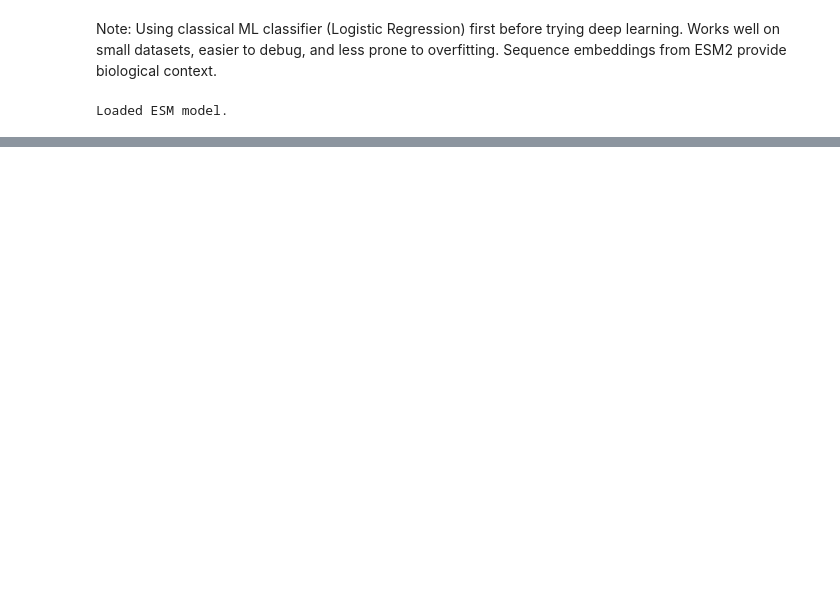
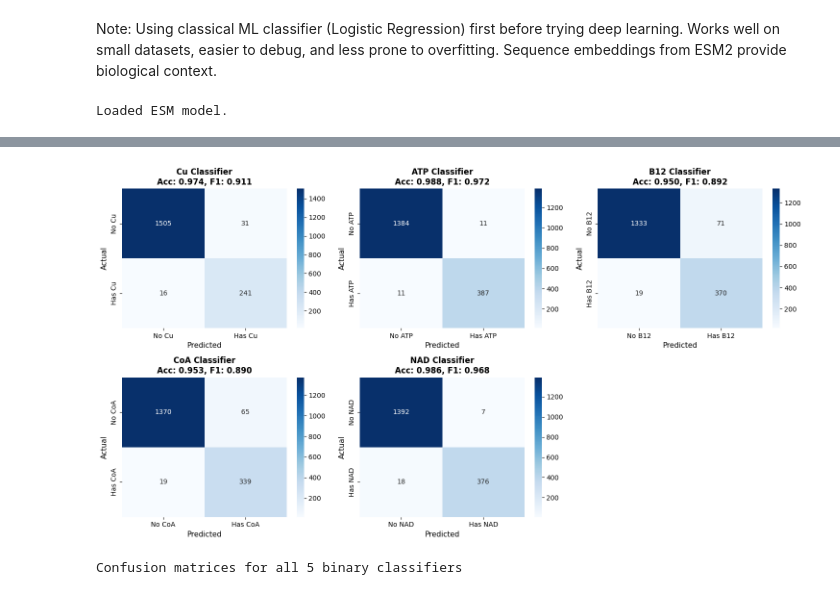
Before and after one commit to DGarciaLab/PLM_cofactor_prediction, a Jupyter notebook: protein_cofactor_prediction_V1.ipynb, the cells around one changed output, grey strips where cells are left out. Drawn from its saved outputs; the diff is of its cells as text; code cells hidden in the pictures; blank space fills up the shorter version.

```diff
--- a/protein_cofactor_prediction_V1.ipynb
+++ b/protein_cofactor_prediction_V1.ipynb
@@ -74,13 +76,18 @@ Processing converts binary labels to ideal_cofactor target variable.
 # %%
 # Load CSV file containing protein sequences and binary cofactor labels
 
-data_path = r"C:\Users\d_gar\research\code_and_scripts\data_analysis\cofactor_PLM\cofactor_ppo_test_data.csv"
+data_path = r"C:\Users\d_gar\research\code_and_scripts\data_analysis\cofactor_PLM\ncbi_enzyme_cofactor_data.csv"
 df_raw = pd.read_csv(data_path)
+
+# Automatically detect cofactor columns (exclude non-cofactor columns)
+exclude_cols = {'header', 'sequence', 'protein_id'}
+cofactor_cols = [col for col in df_raw.columns if col not in exclude_cols]
 
 print("Raw data shape:", df_raw.shape)
 print("\nFirst few rows:")
 print(df_raw.head())
 print("\nColumn names:", df_raw.columns.tolist())
+print(f"\nDetected cofactor columns: {cofactor_cols}")
 print("\nCofactor distribution:")
-print(df_raw[['Cu', 'Fe', 'Zn', 'Mn', 'Mg']].sum())
+print(df_raw[cofactor_cols].sum())
 # %% [output]
@@ -588,7 +333,8 @@ Advantages:
 
 print("=== CREATING BINARY LABELS (NO LEAKAGE) ===\n")
 
-cofactor_names = ['Cu', 'Fe', 'Zn', 'Mn', 'Mg']
+# Use the dynamically detected cofactor columns
+cofactor_names = cofactor_cols
 
 binary_labels = {}
 for cofactor in cofactor_names:
@@ -600,7 +346,7 @@ for cofactor in cofactor_names:
     n_negative = len(binary_labels[cofactor]) - n_positive
     print(f"  {cofactor}: {n_positive} positive, {n_negative} negative")
 
-print("\nLabels created from original binary columns (Cu, Fe, Zn, Mn, Mg)")
+print(f"\nLabels created from original binary columns ({', '.join(cofactor_names)})")
 print("These tell us which cofactors each protein actually uses")
 # %% [output]
 === CREATING BINARY LABELS (NO LEAKAGE) ===
@@ -636,7 +382,7 @@ for cofactor in cofactor_names:
     X_train_bin, X_test_bin, y_train_bin, y_test_bin = train_test_split(
         X_seq,
         y_binary,
-        test_size=0.2,
+        test_size=0.8,
         random_state=SEED,
         stratify=y_binary if len(np.unique(y_binary)) > 1 and min(np.bincount(y_binary)) >= 2 else None
     )
@@ -734,0 +485,43 @@ Mg: Acc=0.579, F1=0.333
+# %%
+# Generate confusion matrices for all binary classifiers
+
+n_cofactors = len(cofactor_names)
+n_cols = min(3, n_cofactors)
+n_rows = int(np.ceil(n_cofactors / n_cols))
+
+fig, axes = plt.subplots(n_rows, n_cols, figsize=(5*n_cols, 4*n_rows))
+if n_cofactors == 1:
+    axes = np.array([axes])
+axes = axes.flatten()
+
+for idx, cofactor in enumerate(cofactor_names):
+    results = binary_results[cofactor]
+    cm = confusion_matrix(results['y_test'], results['y_pred'])
+
+    sns.heatmap(
+        cm,
+        annot=True,
+        fmt='d',
+        cmap='Blues',
+        xticklabels=[f'No {cofactor}', f'Has {cofactor}'],
+        yticklabels=[f'No {cofactor}', f'Has {cofactor}'],
+        ax=axes[idx],
+        cbar=True
+    )
+
+    axes[idx].set_xlabel('Predicted', fontsize=11)
+    axes[idx].set_ylabel('Actual', fontsize=11)
+    axes[idx].set_title(f'{cofactor} Classifier\nAcc: {results["accuracy"]:.3f}, F1: {results["f1"]:.3f}',
+                       fontsize=12, fontweight='bold')
+
+# Hide extra subplots if n_cofactors doesn't fill the grid
+for idx in range(n_cofactors, len(axes)):
+    axes[idx].axis('off')
+
+plt.tight_layout()
+plt.show()
+
+print(f"\nConfusion matrices for all {len(cofactor_names)} binary classifiers")
+# %% [output]
+[figure, added]
+Confusion matrices for all 5 binary classifiers
```
Also changed, not shown: parts of 45 cells of this notebook.
